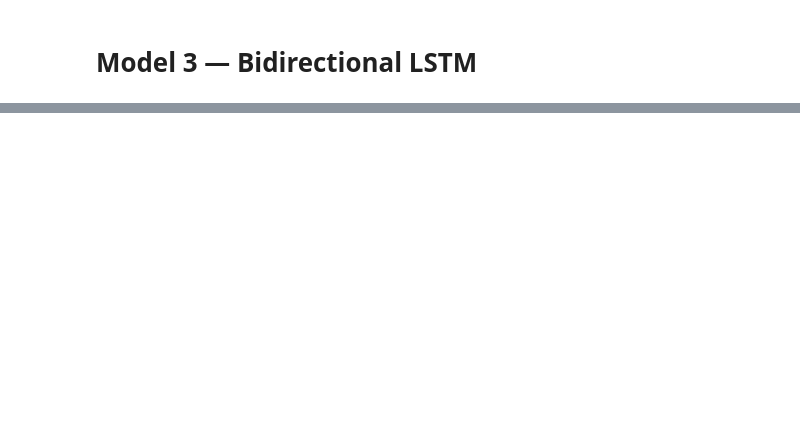
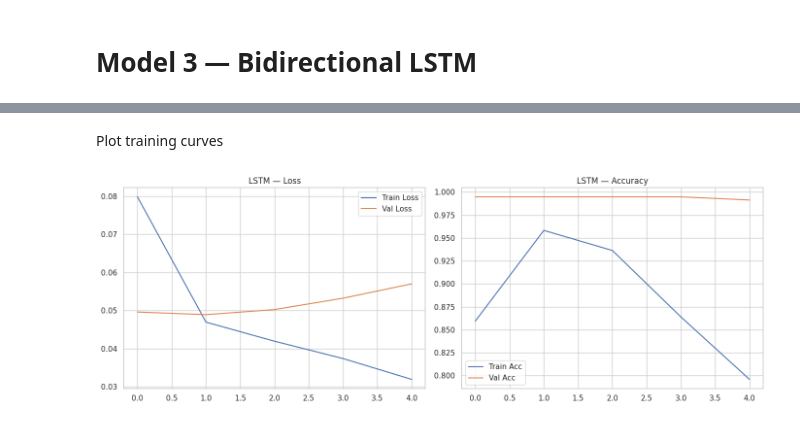
Before and after one commit to tanishataranoon/MY_ML_project, a Jupyter notebook: Toxic_Text_Classification_Comparison_.ipynb, the cells around one changed output, grey strips where cells are left out. Cells and saved outputs as stored; diff of their text form; code cells hidden in the pictures; blank space fills up the shorter version.

```diff
--- a/Toxic_Text_Classification_Comparison_.ipynb
+++ b/Toxic_Text_Classification_Comparison_.ipynb
@@ -532,8 +693,8 @@ basic_clean
 from tensorflow.keras.preprocessing.text import Tokenizer
 from tensorflow.keras.preprocessing.sequence import pad_sequences # Import pad_sequences
 # %%
-Vocab_size =30000
-max_len= 200
+Vocab_size =20000
+max_len= 100
 
 lstm_tok = Tokenizer(num_words=Vocab_size, oov_token='<OOV>')
 lstm_tok.fit_on_texts(X_train['basic_clean'])
@@ -949,0 +1247,3 @@ for text, pred in zip(sample_comments, sample_pred):
+# %%
+lstm_model = build_bilstm(Vocab_size , max_len, NUM_LABELS)
+lstm_model.summary()
@@ -949,0 +1278,16 @@ for text, pred in zip(sample_comments, sample_pred):
+# %%
+callbacks =[EarlyStopping(monitor='val_loss', patience=3, restore_best_weights=True),
+            ReduceLROnPlateau(monitor='val_loss', patience=2, factor=0.5, verbose=1)
+            ]
+t0=time.time()
+history = lstm_model.fit(
+    X_train_lstm, y_train.values,
+    validation_data=(X_test_lstm, y_test.values),
+    epochs=10,
+    batch_size=128,
+    callbacks=callbacks,
+    verbose=1
+)
+train_t = time.time() - t0
+
+print(f'Train time: {train_t:.1f}s')
@@ -949,0 +1308,17 @@ for text, pred in zip(sample_comments, sample_pred):
+# %% [markdown]
+Plot training curves
+# %%
+fig, axes = plt.subplots(1, 2, figsize=(14, 5))
+axes[0].plot(history.history['loss'],     label='Train Loss')
+axes[0].plot(history.history['val_loss'], label='Val Loss')
+axes[0].set_title('LSTM — Loss'); axes[0].legend()
+
+axes[1].plot(history.history['accuracy'],     label='Train Acc')
+axes[1].plot(history.history['val_accuracy'], label='Val Acc')
+axes[1].set_title('LSTM — Accuracy'); axes[1].legend()
+
+plt.tight_layout()
+plt.savefig('lstm_training_curves.png', dpi=150, bbox_inches='tight')
+plt.show()
+# %% [output]
+[figure, added]
```
Also changed, not shown: parts of 54 cells of this notebook.
